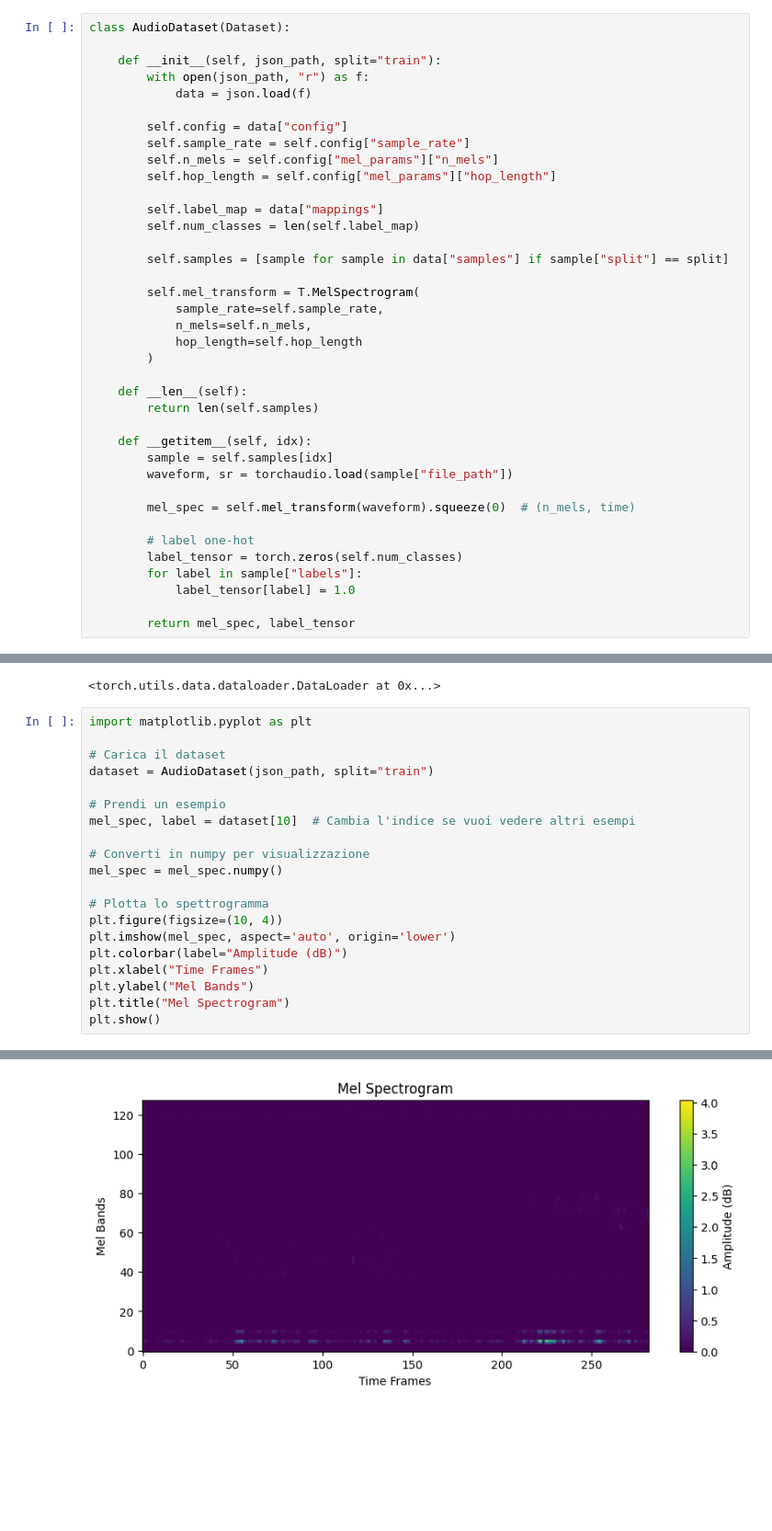
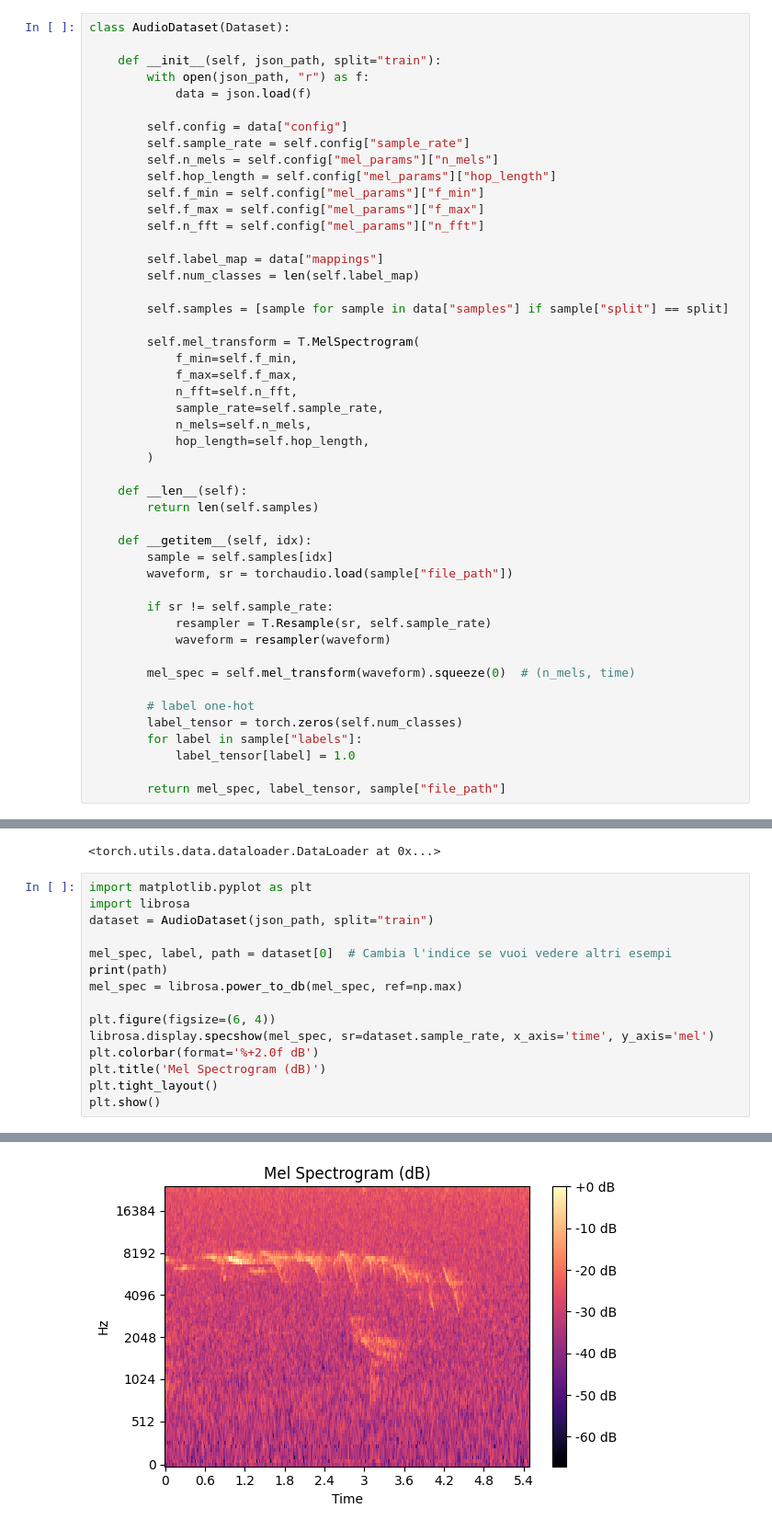
Before and after one commit to giacomoschiavo/finetuning-BirdNET, a Jupyter notebook: vanilla_CNN.ipynb, the cells around one changed output, grey strips where cells are left out. Shown at 92% size. Saved outputs shown, nothing was run; the diff lists cells and outputs as text; blank space fills up the shorter version.

```diff
--- a/vanilla_CNN.ipynb
+++ b/vanilla_CNN.ipynb
@@ -100,6 +111,9 @@ class AudioDataset(Dataset):
         self.sample_rate = self.config["sample_rate"]
         self.n_mels = self.config["mel_params"]["n_mels"]
         self.hop_length = self.config["mel_params"]["hop_length"]
+        self.f_min = self.config["mel_params"]["f_min"]
+        self.f_max = self.config["mel_params"]["f_max"]
+        self.n_fft = self.config["mel_params"]["n_fft"]
 
         self.label_map = data["mappings"]
         self.num_classes = len(self.label_map)
@@ -107,9 +121,12 @@ class AudioDataset(Dataset):
         self.samples = [sample for sample in data["samples"] if sample["split"] == split]
 
         self.mel_transform = T.MelSpectrogram(
+            f_min=self.f_min,
+            f_max=self.f_max,
+            n_fft=self.n_fft,
             sample_rate=self.sample_rate,
             n_mels=self.n_mels,
-            hop_length=self.hop_length
+            hop_length=self.hop_length,
         )
 
     def __len__(self):
@@ -119,6 +136,10 @@ class AudioDataset(Dataset):
         sample = self.samples[idx]
         waveform, sr = torchaudio.load(sample["file_path"])
 
+        if sr != self.sample_rate:
+            resampler = T.Resample(sr, self.sample_rate)
+            waveform = resampler(waveform)
+
         mel_spec = self.mel_transform(waveform).squeeze(0)  # (n_mels, time)
 
         # label one-hot
@@ -126,4 +147,4 @@ class AudioDataset(Dataset):
         for label in sample["labels"]:
             label_tensor[label] = 1.0
 
-        return mel_spec, label_tensor
+        return mel_spec, label_tensor, sample["file_path"]
@@ -139,22 +158,17 @@ get_dataloader(json_path)
 <torch.utils.data.dataloader.DataLoader at 0x...>
 # %%
 import matplotlib.pyplot as plt
-
-# Carica il dataset
+import librosa
 dataset = AudioDataset(json_path, split="train")
 
-# Prendi un esempio
-mel_spec, label = dataset[10]  # Cambia l'indice se vuoi vedere altri esempi
+mel_spec, label, path = dataset[0]  # Cambia l'indice se vuoi vedere altri esempi
+print(path)
+mel_spec = librosa.power_to_db(mel_spec, ref=np.max)
 
-# Converti in numpy per visualizzazione
-mel_spec = mel_spec.numpy()
-
-# Plotta lo spettrogramma
-plt.figure(figsize=(10, 4))
-plt.imshow(mel_spec, aspect='auto', origin='lower')
-plt.colorbar(label="Amplitude (dB)")
-plt.xlabel("Time Frames")
-plt.ylabel("Mel Bands")
-plt.title("Mel Spectrogram")
+plt.figure(figsize=(6, 4))
+librosa.display.specshow(mel_spec, sr=dataset.sample_rate, x_axis='time', y_axis='mel')
+plt.colorbar(format='%+2.0f dB')
+plt.title('Mel Spectrogram (dB)')
+plt.tight_layout()
 plt.show()
 # %% [output]
@@ -161 +176 @@ plt.show()
-[figure, old version]
+[figure, new version]
```
Also changed, not shown: parts of 8 cells of this notebook, 1 other file.
